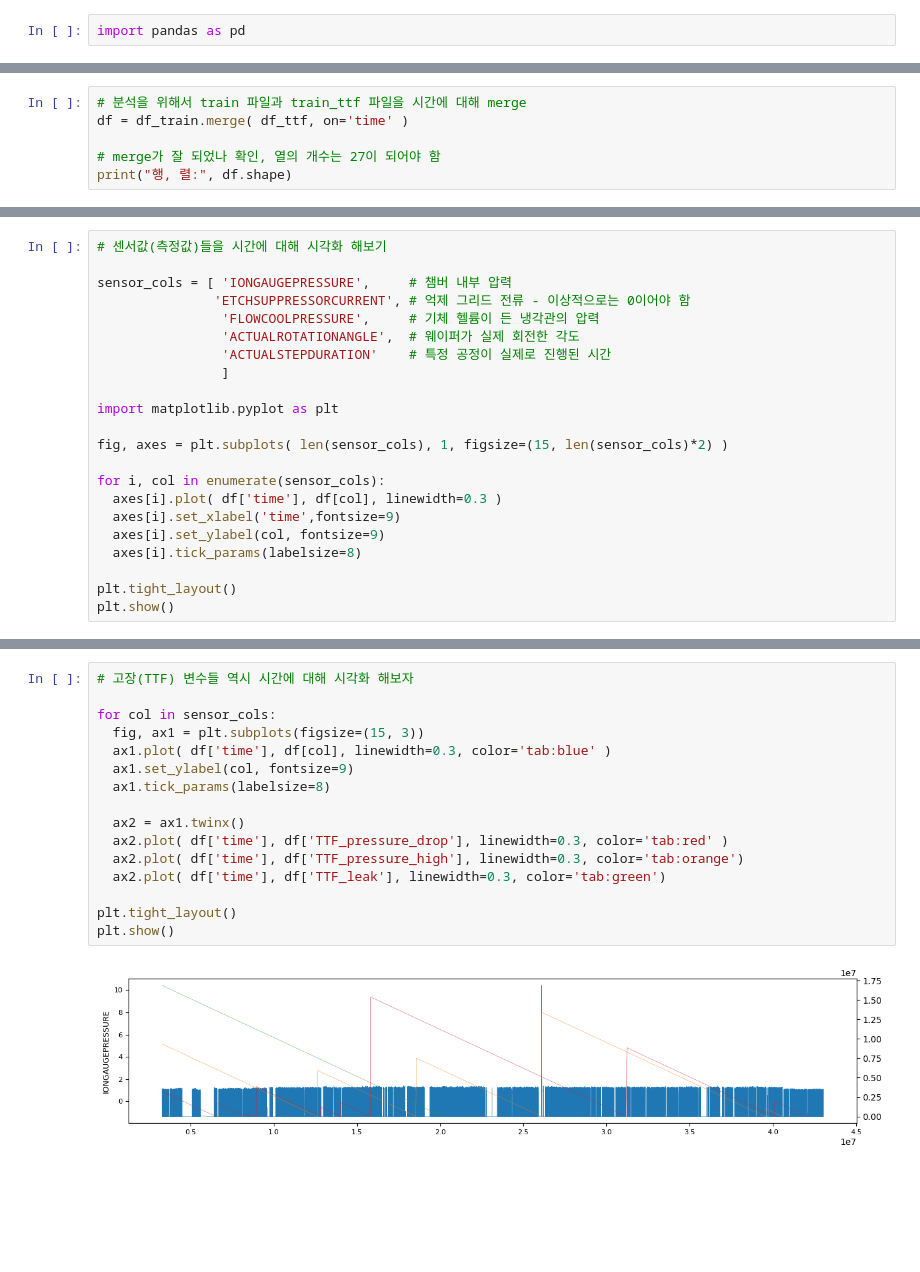
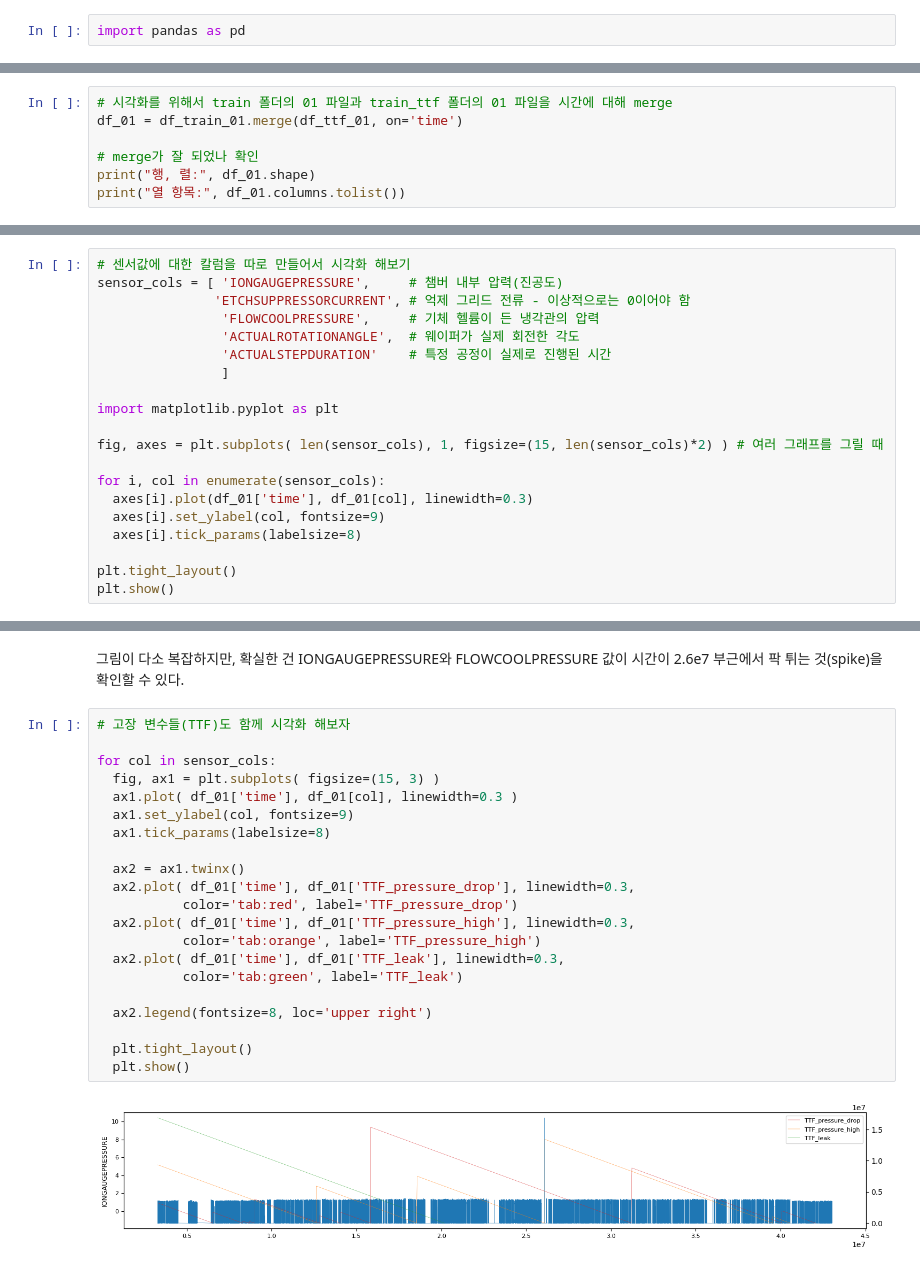
Before and after one commit to YoungJang-KR/semiconductor-fault-detection, a Jupyter notebook: 01_EDA_PHM18_etching.ipynb, the cells around one changed output, grey strips where cells are left out. Cells and saved outputs as stored; diff of their text form; blank space fills up the shorter version.

```diff
--- a/01_EDA_PHM18_etching.ipynb
+++ b/01_EDA_PHM18_etching.ipynb
@@ -42,10 +45,11 @@ print("열 항목:", df_ttf.columns.tolist())
 # %% [output]
 열 항목: ['time', 'TTF_pressure_drop', 'TTF_pressure_high', 'TTF_leak']
 # %%
-# 분석을 위해서 train 파일과 train_ttf 파일을 시간에 대해 merge
-df = df_train.merge( df_ttf, on='time' )
+# 시각화를 위해서 train 폴더의 01 파일과 train_ttf 폴더의 01 파일을 시간에 대해 merge
+df_01 = df_train_01.merge(df_ttf_01, on='time')
 
-# merge가 잘 되었나 확인, 열의 개수는 27이 되어야 함
-print("행, 렬:", df.shape)
+# merge가 잘 되었나 확인
+print("행, 렬:", df_01.shape)
+print("열 항목:", df_01.columns.tolist())
 # %% [output]
 행, 렬: (3135742, 27)
@@ -52,7 +57,6 @@ print("행, 렬:", df.shape)
 # %%
-# 센서값(측정값)들을 시간에 대해 시각화 해보기
-
-sensor_cols = [ 'IONGAUGEPRESSURE',     # 챔버 내부 압력
+# 센서값에 대한 칼럼을 따로 만들어서 시각화 해보기
+sensor_cols = [ 'IONGAUGEPRESSURE',     # 챔버 내부 압력(진공도)
                'ETCHSUPPRESSORCURRENT', # 억제 그리드 전류 - 이상적으로는 0이어야 함
                 'FLOWCOOLPRESSURE',     # 기체 헬륨이 든 냉각관의 압력
                 'ACTUALROTATIONANGLE',  # 웨이퍼가 실제 회전한 각도
@@ -61,11 +65,10 @@ sensor_cols = [ 'IONGAUGEPRESSURE',     # 챔버 내부 압력
 
 import matplotlib.pyplot as plt
 
-fig, axes = plt.subplots( len(sensor_cols), 1, figsize=(15, len(sensor_cols)*2) )
+fig, axes = plt.subplots( len(sensor_cols), 1, figsize=(15, len(sensor_cols)*2) ) # 여러 그래프를 그릴 때
 
 for i, col in enumerate(sensor_cols):
-  axes[i].plot( df['time'], df[col], linewidth=0.3 )
-  axes[i].set_xlabel('time',fontsize=9)
+  axes[i].plot(df_01['time'], df_01[col], linewidth=0.3)
   axes[i].set_ylabel(col, fontsize=9)
   axes[i].tick_params(labelsize=8)
 
@@ -76,18 +79,25 @@ plt.show()
+# %% [markdown]
+그림이 다소 복잡하지만, 확실한 건 IONGAUGEPRESSURE와 FLOWCOOLPRESSURE 값이 시간이 2.6e7 부근에서 팍 튀는 것(spike)을 확인할 수 있다.
 # %%
-# 고장(TTF) 변수들 역시 시간에 대해 시각화 해보자
+# 고장 변수들(TTF)도 함께 시각화 해보자
 
 for col in sensor_cols:
-  fig, ax1 = plt.subplots(figsize=(15, 3))
-  ax1.plot( df['time'], df[col], linewidth=0.3, color='tab:blue' )
+  fig, ax1 = plt.subplots( figsize=(15, 3) )
+  ax1.plot( df_01['time'], df_01[col], linewidth=0.3 )
   ax1.set_ylabel(col, fontsize=9)
   ax1.tick_params(labelsize=8)
 
   ax2 = ax1.twinx()
-  ax2.plot( df['time'], df['TTF_pressure_drop'], linewidth=0.3, color='tab:red' )
-  ax2.plot( df['time'], df['TTF_pressure_high'], linewidth=0.3, color='tab:orange')
-  ax2.plot( df['time'], df['TTF_leak'], linewidth=0.3, color='tab:green')
+  ax2.plot( df_01['time'], df_01['TTF_pressure_drop'], linewidth=0.3,
+           color='tab:red', label='TTF_pressure_drop')
+  ax2.plot( df_01['time'], df_01['TTF_pressure_high'], linewidth=0.3,
+           color='tab:orange', label='TTF_pressure_high')
+  ax2.plot( df_01['time'], df_01['TTF_leak'], linewidth=0.3,
+           color='tab:green', label='TTF_leak')
 
-plt.tight_layout()
-plt.show()
+  ax2.legend(fontsize=8, loc='upper right')
+
+  plt.tight_layout()
+  plt.show()
 # %% [output]
-[figure, old version]
+[figure, new version]
```
Also changed, not shown: parts of 24 cells of this notebook.
